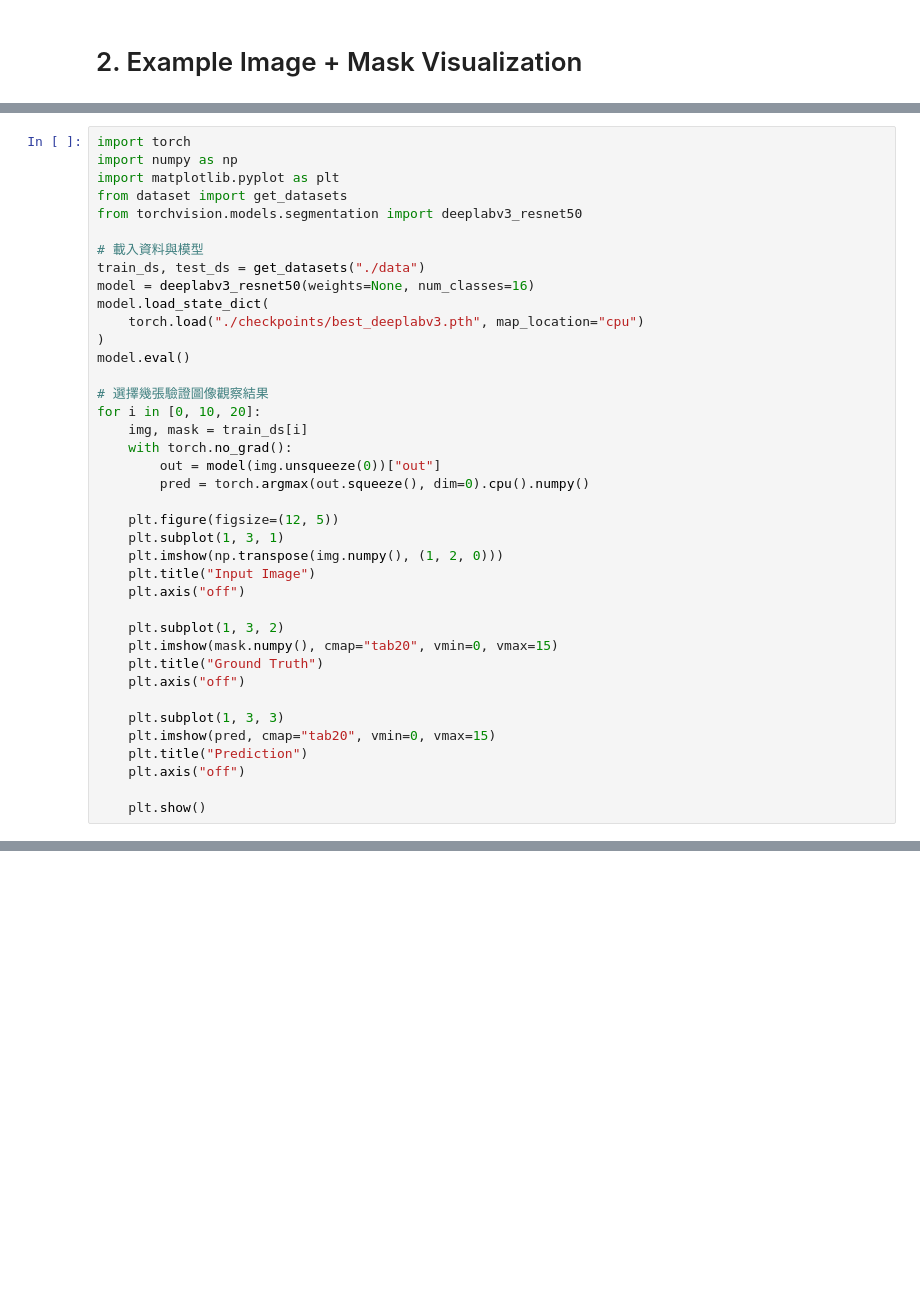
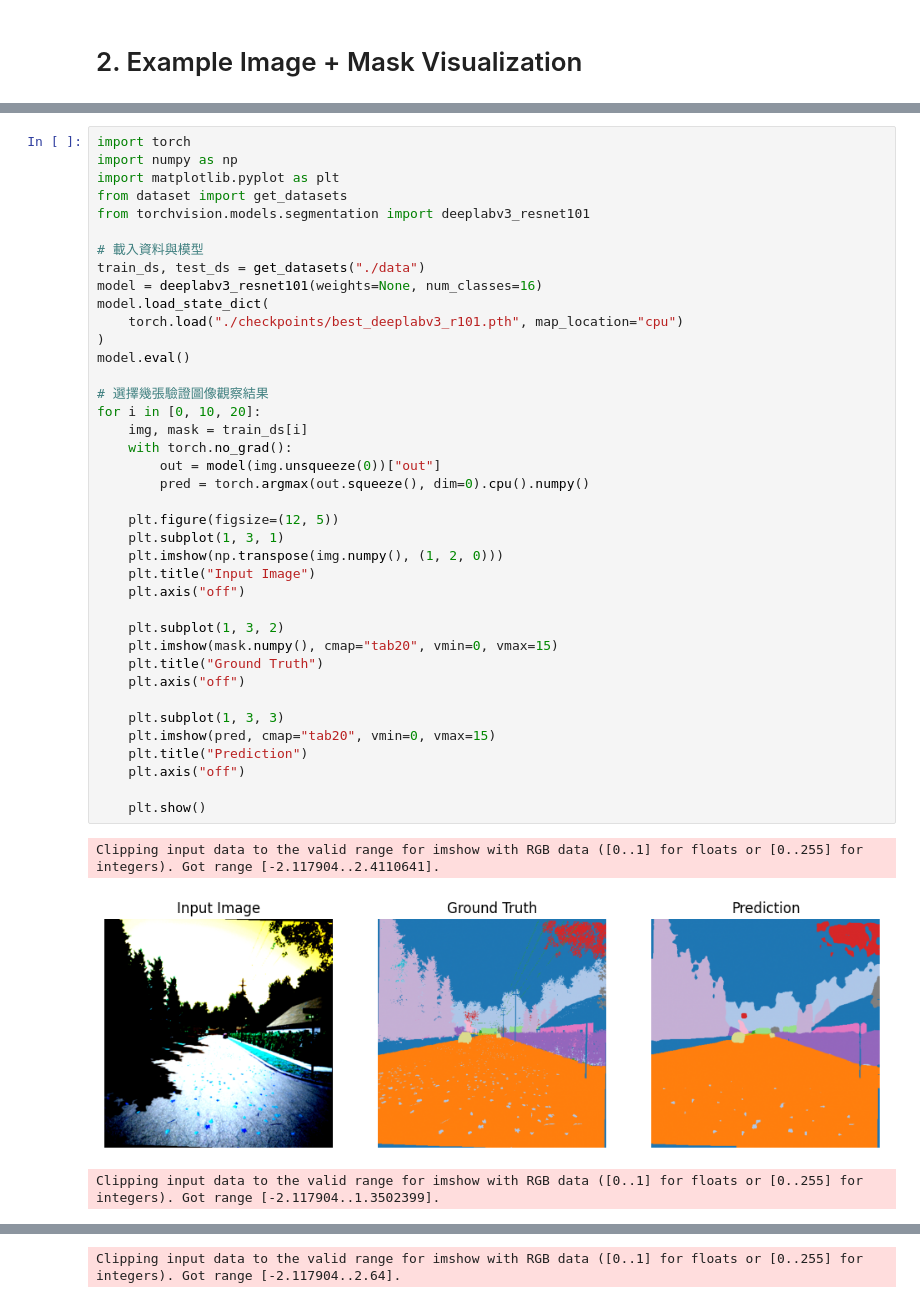
Before and after one commit to d-ben-b/AI-pruning-project, a Jupyter notebook: kaggle/HW2.ipynb, the cells around one changed output, grey strips where cells are left out. Saved outputs shown, nothing was run; the diff lists cells and outputs as text; blank space fills up the shorter version.

```diff
--- a/kaggle/HW2.ipynb
+++ b/kaggle/HW2.ipynb
@@ -105,37 +127,41 @@ import torch
 import numpy as np
 import matplotlib.pyplot as plt
 from dataset import get_datasets
-from torchvision.models.segmentation import deeplabv3_resnet50
+from torchvision.models.segmentation import deeplabv3_resnet101
 
 # 載入資料與模型
 train_ds, test_ds = get_datasets("./data")
-model = deeplabv3_resnet50(weights=None, num_classes=16)
+model = deeplabv3_resnet101(weights=None, num_classes=16)
 model.load_state_dict(
-    torch.load("./checkpoints/best_deeplabv3.pth", map_location="cpu")
+    torch.load("./checkpoints/best_deeplabv3_r101.pth", map_location="cpu")
 )
 model.eval()
 
 # 選擇幾張驗證圖像觀察結果
 for i in [0, 10, 20]:
     img, mask = train_ds[i]
     with torch.no_grad():
         out = model(img.unsqueeze(0))["out"]
         pred = torch.argmax(out.squeeze(), dim=0).cpu().numpy()
 
     plt.figure(figsize=(12, 5))
     plt.subplot(1, 3, 1)
     plt.imshow(np.transpose(img.numpy(), (1, 2, 0)))
     plt.title("Input Image")
     plt.axis("off")
 
     plt.subplot(1, 3, 2)
     plt.imshow(mask.numpy(), cmap="tab20", vmin=0, vmax=15)
     plt.title("Ground Truth")
     plt.axis("off")
 
     plt.subplot(1, 3, 3)
     plt.imshow(pred, cmap="tab20", vmin=0, vmax=15)
     plt.title("Prediction")
     plt.axis("off")
 
     plt.show()
+# %% [output]
+Clipping input data to the valid range for imshow with RGB data ([0..1] for floats or [0..255] for integers). Got range [-2.117904..2.4110641].
+[figure, added]
+Clipping input data to the valid range for imshow with RGB data ([0..1] for floats or [0..255] for integers). Got range [-2.117904..1.3502399].
@@ -141,0 +169 @@ for i in [0, 10, 20]:
+Clipping input data to the valid range for imshow with RGB data ([0..1] for floats or [0..255] for integers). Got range [-2.117904..2.64].
```
Also changed, not shown: parts of 13 cells of this notebook, 17 other files.
